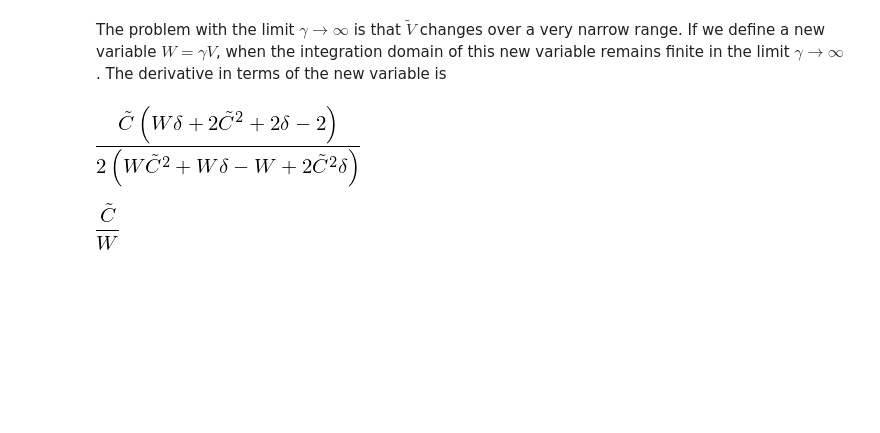
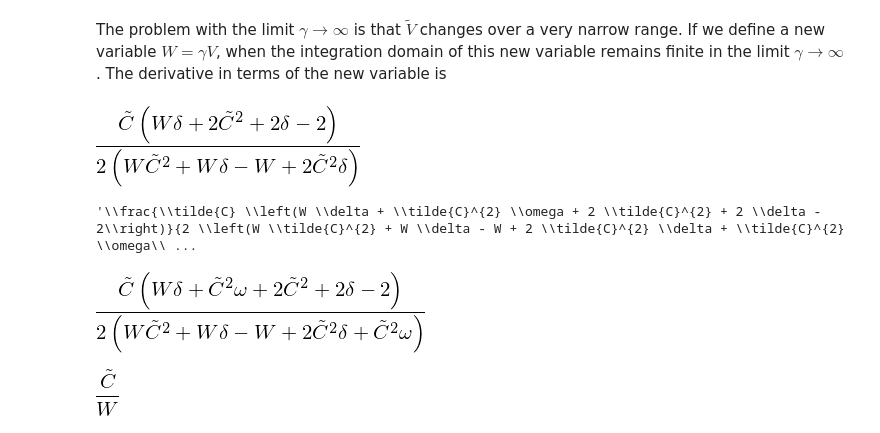
Before and after one commit to aremorov/stellar_atm_shocks, a Jupyter notebook: s_analysis.ipynb, the cells around one changed output. Cells and saved outputs as stored; diff of their text form; code cells hidden in the pictures; blank space fills up the shorter version.

```diff
--- a/s_analysis.ipynb
+++ b/s_analysis.ipynb
@@ -600,6 +561,14 @@ dCdW = temp
 dCdW.subs(omega, 0)
 # %% [output]
 [figure]
+# %%
+sympy.latex(dCdW)
+# %% [output]
+'\\frac{\\tilde{C} \\left(W \\delta + \\tilde{C}^{2} \\omega + 2 \\tilde{C}^{2} + 2 \\delta - 2\\right)}{2 \\left(W \\tilde{C}^{2} + W \\delta - W + 2 \\tilde{C}^{2} \\delta + \\tilde{C}^{2} \\omega\\ ...
+# %%
+dCdW
+# %% [output]
+[figure, added]
 # %%
 dCdW.subs(delta,0).subs(omega, 0).simplify()
 # %% [output]
```
Also changed, not shown: parts of 64 cells of this notebook.
